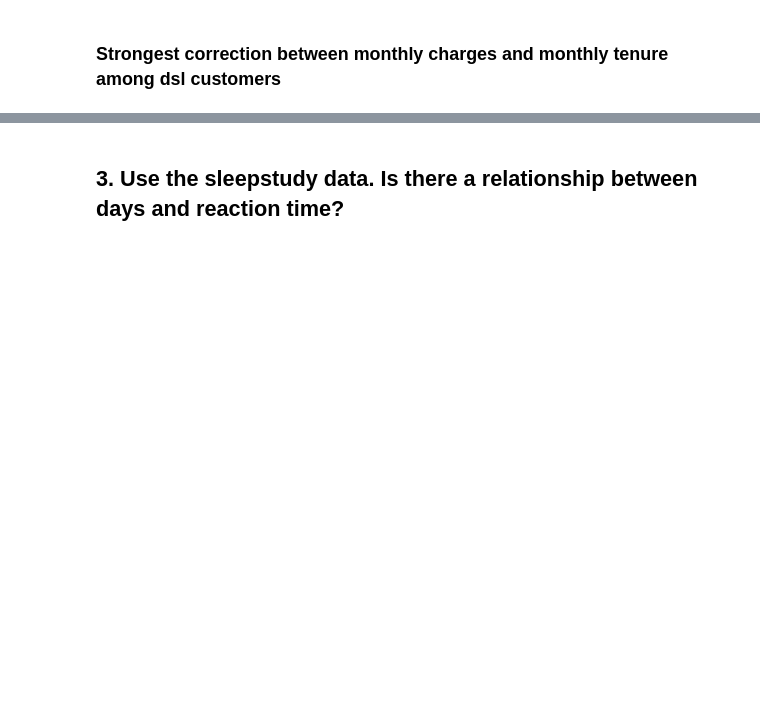
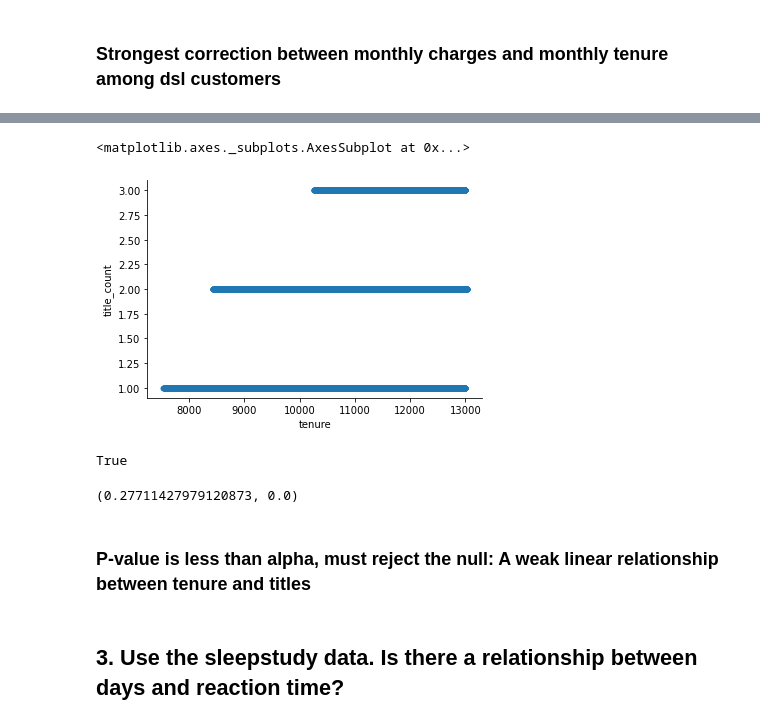
Before and after one commit to CSolitaire/statistics-exercises, a Jupyter notebook: hypothesis_testing.ipynb, the cells around one changed output, grey strips where cells are left out. Saved outputs shown, nothing was run; the diff lists cells and outputs as text; code cells hidden in the pictures; blank space fills up the shorter version.

```diff
--- a/hypothesis_testing.ipynb
+++ b/hypothesis_testing.ipynb
@@ -860,0 +940,23 @@ salaries['from_date'] = pd.to_datetime(salaries['from_date'])
+# %%
+# Connect to employees database
+#defines function to create a sql url using personal credentials
+from env import host, user, password
+
+def get_db_url(database, user=user, host=host, password=password):
+    url = f'mysql+pymysql://{user}:{password}@{host}/{database}'
+    return url
+
+url = get_db_url('employees')
+# %%
+query = '''
+select employees.emp_no, title, hire_date, to_date from employees.employees
+join employees.titles
+on employees.titles.emp_no = employees.employees.emp_no
+'''
+titles = pd.read_sql(query, url)
+# %%
+# Add tenure column
+
+titles['tenure'] = (pd.to_datetime("today") - pd.to_datetime(titles['hire_date']))
+titles['tenure'] = titles['tenure'].astype(str).str.split().str[0].astype(int)
+titles.head()
@@ -860,0 +970,7 @@ salaries['from_date'] = pd.to_datetime(salaries['from_date'])
+# %%
+#Add # of positions
+qmerge = titles.groupby('emp_no')[['title']].count()
+qmerge.reset_index(inplace = True)
+qmerge.rename(columns={'title':'title_count'}, inplace = True)
+q2final = titles.merge(qmerge, left_on='emp_no', right_on='emp_no')
+q2final.head()
@@ -861,2 +984,36 @@ salaries['from_date'] = pd.to_datetime(salaries['from_date'])
+# %%
+#visulize data
+
+q2final.plot.scatter(y='title_count', x='tenure')
+# %% [output]
+<matplotlib.axes._subplots.AxesSubplot at 0x...>
+[figure, added]
+# %%
+x = q2final.tenure
+y = q2final.title_count
+
+def stdev(x):
+    variance = ((x - x.mean()) ** 2).sum() / n
+    return sqrt(variance)
+
+r_xy = (((x - x.mean()) * (y - y.mean())).sum() / n) / (stdev(x) * stdev(y))
+r_xy
+
+t = (r_xy * sqrt(n - 2)) / sqrt(1 - r_xy**2)
+t
+
+p = stats.t.sf(t, df=degf) * 2 # *2 for a two-tailed test
+p
+
+p < α
+# %% [output]
+True
+# %%
+corr, p = stats.pearsonr(x, y)
+corr, p
+# %% [output]
+(0.27711427979120873, 0.0)
+# %% [markdown]
+### P-value is less than alpha, must reject the null: A weak linear relationship between tenure and titles
 # %% [markdown]
 ## 3. Use the sleepstudy data. Is there a relationship between days and reaction time?
```
Also changed, not shown: parts of 32 cells of this notebook.
